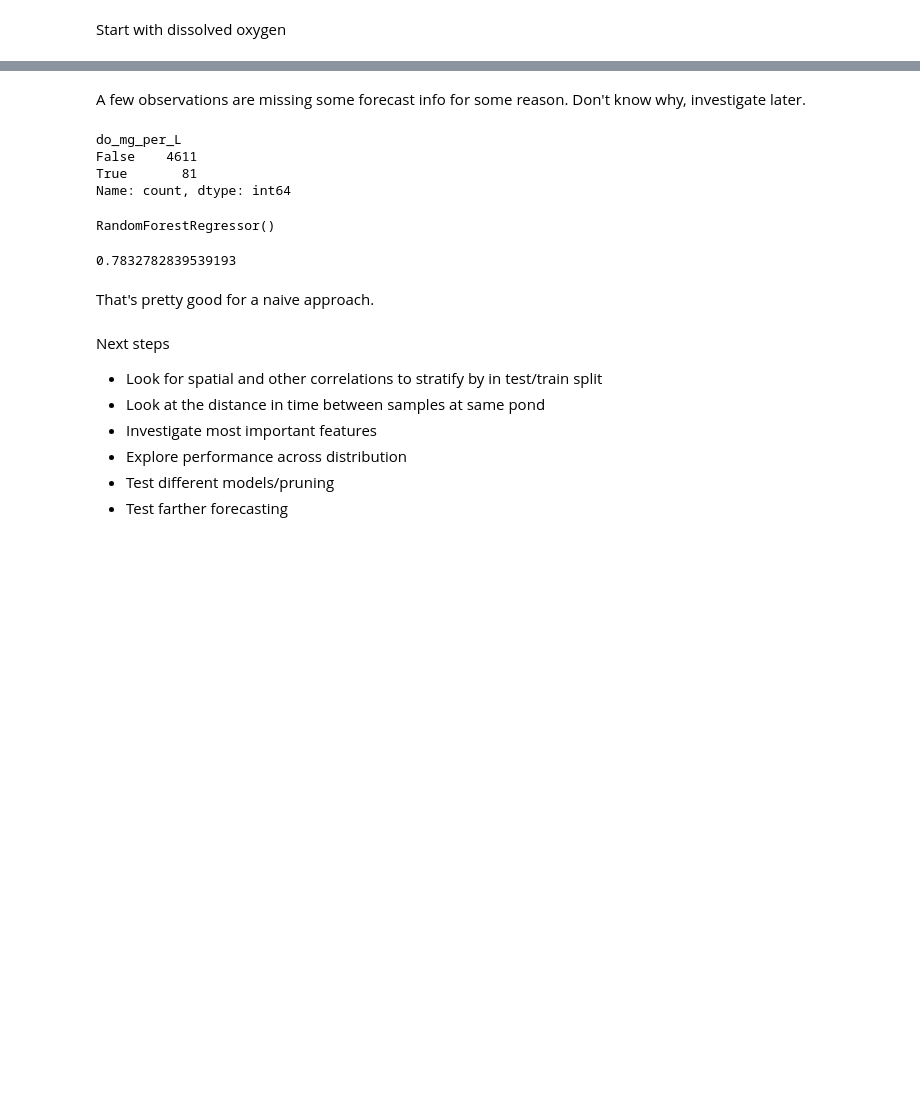
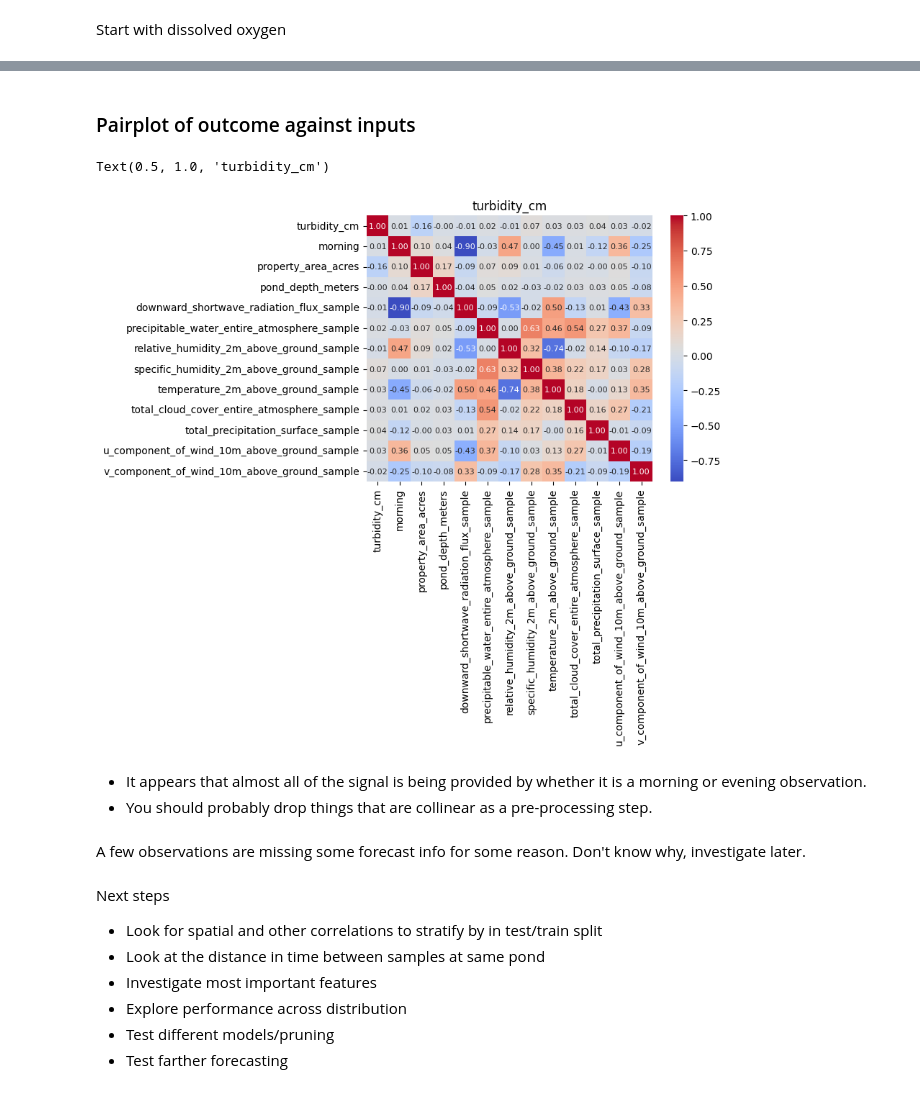
Before and after one commit to fish-welfare-initiative/fwi-predict, a Jupyter notebook: notebooks/7 test_prediction.ipynb, the cells around one changed output, grey strips where cells are left out. Drawn from its saved outputs; the diff is of its cells as text; code cells hidden in the pictures; blank space fills up the shorter version.

```diff
--- a/notebooks/7 test_prediction.ipynb
+++ b/notebooks/7 test_prediction.ipynb
@@ -136,5 +149,4 @@ Index(['pond_id', 'region', 'farm_id', 'group', 'treatment_group', 'sample_dt',
 # %%
-y = merged['do_mg_per_L'] # Later maybe use specific hour rather than morning/evening time of day
-X = merged[['time_of_day', 'property_area_acres', 'pond_depth_meters'] + gfs_wide.columns.tolist()]
-X['morning'] = X['time_of_day'] == 'morning' # Bad since we found potential error and could have NAs, but rough for now
-X = X.drop(columns='time_of_day')
+merged = predict_ds.set_index('measurement_idx').join(gfs_wide)
+merged['morning'] = merged['time_of_day'] == 'morning' # Bad since we found potential error and could have NAs, but rough for now
+merged = merged.drop(columns='time_of_day')
@@ -166,0 +153,3 @@ dtype: int64
+# %%
+predict_df = merged[merged['do_mg_per_L'].notna()]
+predict_df.columns
@@ -166,0 +174,21 @@ dtype: int64
+# %%
+y_var = 'do_mg_per_L'
+y = predict_df[y_var] # Later maybe use specific hour rather than morning/evening time of day
+X = predict_df[['morning', 'property_area_acres', 'pond_depth_meters'] + gfs_wide.columns.tolist()]
+nan_idx = (y.isna() | X.apply(lambda x: x.isna().any(), axis=1))
+X, y = X[~nan_idx], y[~nan_idx]
+# %% [markdown]
+### Pairplot of outcome against inputs
+# %%
+corerlations_df = pd.concat([y, X], axis=1)
+corerlations_df = corerlations_df[
+  corerlations_df.columns[0:4].tolist() + corerlations_df.columns[5:][corerlations_df.columns[5:].str.contains('sample')].tolist()
+]
+correlations = corerlations_df.corr()
+sns.heatmap(correlations, annot=True, fmt=".2f", annot_kws={'size': 8}, cmap='coolwarm').set_title(y_var)
+# %% [output]
+Text(0.5, 1.0, 'turbidity_cm')
+[figure, added]
+# %% [markdown]
+- It appears that almost all of the signal is being provided by whether it is a morning or evening observation.
+- You should probably drop things that are collinear as a pre-processing step.
@@ -167,27 +198,5 @@ dtype: int64
 # %% [markdown]
 A few observations are missing some forecast info for some reason. Don't know why, investigate later.
-# %%
-y.isna().value_counts()
-# %% [output]
-do_mg_per_L
-False    4611
-True       81
-Name: count, dtype: int64
-# %%
-missing_idx = y.isna()
-
-X_train, X_test, y_train, y_test = train_test_split(X[~missing_idx], y[~missing_idx])
-
-rf = RandomForestRegressor()
-rf.fit(X_train, y_train)
-# %% [output]
-RandomForestRegressor()
-# %%
-rf.score(X_test, y_test)
-# %% [output]
-0.7832782839539193
-# %% [markdown]
-That's pretty good for a naive approach.
 # %% [markdown]
 Next steps
 - Look for spatial and other correlations to stratify by in test/train split
```
Also changed, not shown: parts of 47 cells of this notebook, 10 other files.
